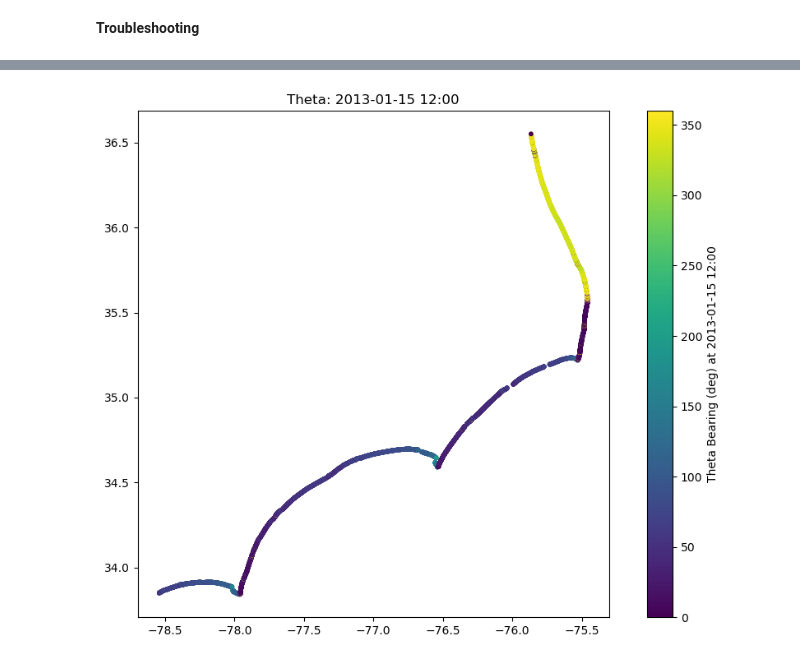
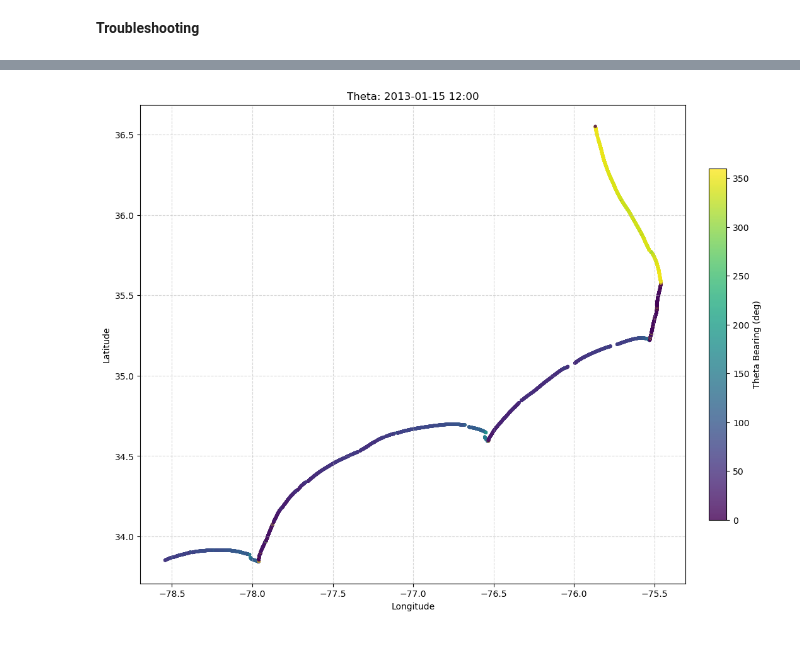
Before and after one commit to acdealy/coastal_diffusion_qs, a Jupyter notebook: calculate_diffusivity.ipynb, the cells around one changed output, grey strips where cells are left out. Cells and saved outputs as stored; diff of their text form; code cells hidden in the pictures.

```diff
--- a/calculate_diffusivity.ipynb
+++ b/calculate_diffusivity.ipynb
@@ -41,3 +23,17 @@ def get_angles(gdf): # input gdf with centroids
+# %%
+def get_angles_xr(ds):
+    lat = np.radians(ds['mean_lat'])
+    lon = np.radians(ds['mean_lon'])
+    lat1 = lat.shift(site=1)
+    lon1 = lon.shift(site=1)
+    lat2 = lat.shift(site=-1)
+    lon2 = lon.shift(site=-1)
+    dlon = lon2 - lon1
+    y = np.sin(dlon) * np.cos(lat2)
+    x = np.cos(lat1) * np.sin(lat2) - np.sin(lat1) * np.cos(lat2) * np.cos(dlon)
+    bearing = np.degrees(np.arctan2(y, x))
+    bearing = (bearing + 360) % 360
+    return bearing.fillna(0)
 # %%
 def calc_diff(dm, hs, tp, angles, k, d=8): # mean direction of propagation bearing from north (degrees), significant wave height (meters), period (seconds), k, d (meters)
 
@@ -64,4 +60,4 @@ def calc_diff(dm, hs, tp, angles, k, d=8): # mean direction of propagation beari
 dm = xr.open_dataset('dm_NorthCarolina.nc')
 hs = xr.open_dataset('hs_NorthCarolina.nc')
 tp = xr.open_dataset('tp_NorthCarolina.nc')
-coast_transects = gpd.read_file('NC_transects.geojson')
+shore = xr.open_dataset('NC_average_lat_lon.nc')
@@ -85,6 +92,6 @@ coast_transects.plot()
 # %%
 # compute shoreline angles (bearing from north)
-raw_angles = get_angles(coast_transects)
+angles_xr = get_angles_xr(shore)
 # %%
 # compute k constant
 k = calc_alongshore_transport_k()
@@ -236,31 +220,26 @@ plt.show()
 # %%
-extracted_array = thet
+fig, ax = plt.subplots(figsize=(12, 10))
 
-coast_transects['snapshot_val'] = extracted_array.values.astype(float)
-
-fig, ax = plt.subplots(figsize=(12, 8))
-
-plot = coast_transects.set_geometry('centroid').plot(
-    column='snapshot_val',
+scatter = ax.scatter(
+    shore['mean_lon'].values,
+    shore['mean_lat'].values,
+    c=thet.values,  # <--- Access the variable name here
     cmap='viridis',
-    legend=False,
-    markersize=10,
-    ax=ax
+    s=15,
+    alpha=0.8,
+    edgecolors='none'
 )
 
-vmin = coast_transects['snapshot_val'].min()
-vmax = coast_transects['snapshot_val'].max()
-
-sm = plt.cm.ScalarMappable(
-    cmap='viridis',
-    norm=plt.Normalize(vmin=vmin, vmax=vmax)
-)
-
-cbar = fig.colorbar(sm, ax=ax)
-cbar.set_label(f"Theta Bearing (deg) at {target_date}")
+cbar = fig.colorbar(scatter, ax=ax, fraction=0.03, pad=0.04)
+cbar.set_label("Theta Bearing (deg)")
 
 ax.set_title(f"Theta: {target_date}")
+ax.set_xlabel("Longitude")
+ax.set_ylabel("Latitude")
+ax.set_aspect('equal') # Keeps the coastal geography from looking squashed
+ax.grid(True, linestyle='--', alpha=0.5)
+
 plt.show()
 # %% [output]
-[figure, old version]
+[figure, new version]
 # %%
```
Also changed, not shown: parts of 13 cells of this notebook, 6 other files.
